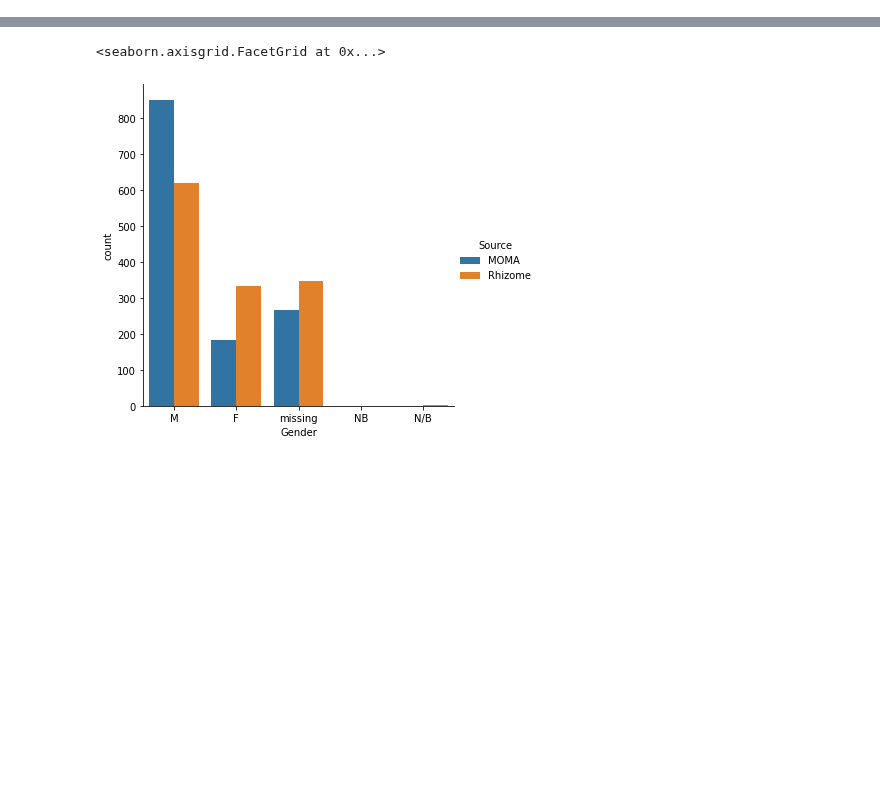
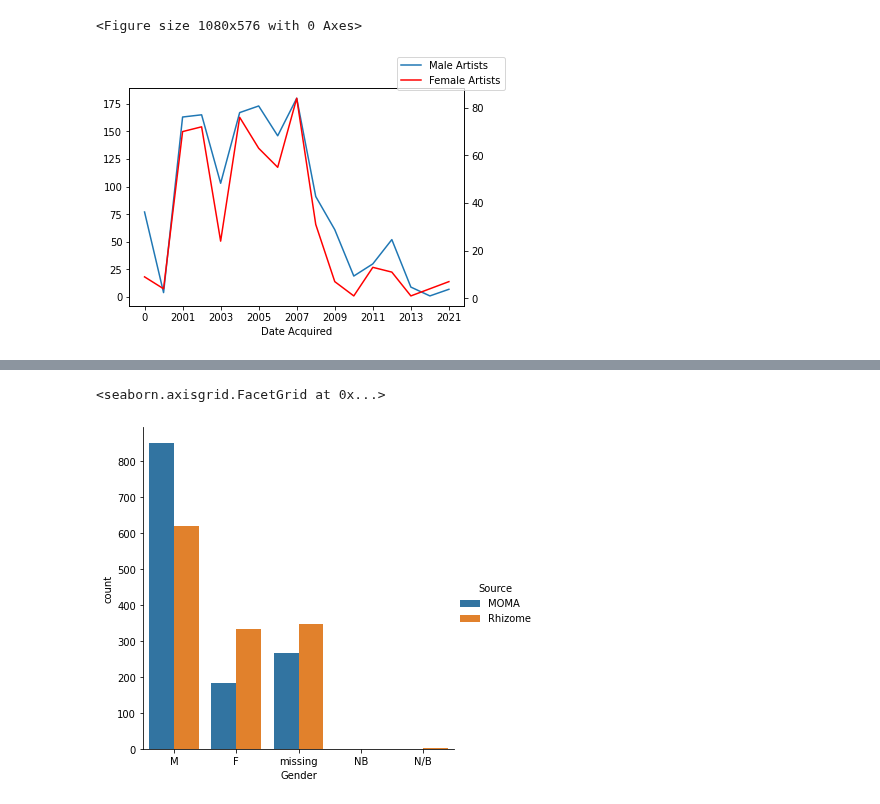
Before and after one commit to laurentfintoni/Net-Art-Rev, a Jupyter notebook: Lo_Viz.ipynb, the cells around one changed output, grey strips where cells are left out. Cells and saved outputs as stored; diff of their text form; code cells hidden in the pictures; blank space fills up the shorter version.

```diff
--- a/Lo_Viz.ipynb
+++ b/Lo_Viz.ipynb
@@ -5,6 +5,6 @@ import pandas as pd
 
 path = '/Users/laurentfintoni/Desktop/University/COURSE DOCS/YEAR 2/EPUB/PROJECT/EPDS/'
 
-rhz_artworks_extra = pd.read_pickle(path+'Rhizome_data/rhizome_artworks_extra.pkl')
-rhz_artists = pd.read_pickle(path+'Rhizome_data/rhizome_artists.pkl')
+rhz_artworks = pd.read_pickle(path+'Rhizome_data/rhizome_artworks_extra.pkl')
+rhz_artists = pd.read_pickle(path+'Rhizome_data/rhizome_artists_extra.pkl')
 moma_artists = pd.read_pickle(path+'MOMA_data/pickle/MoMAartists.pkl')
@@ -17,0 +11,9 @@ Index(['ID', 'Artist', 'Artist URL', 'Collective', 'Collective URL',
+# %%
+rhizome_male_artworks = rhz_artworks.loc[rhz_artworks['Gender'] == 'M']
+rhizome_male_artworks = rhizome_male_artworks['dateAcquired'].value_counts().rename_axis('Date Acquired').reset_index(name='Male Artists')
+rhizome_female_artworks = rhz_artworks.loc[rhz_artworks['Gender'] == 'F']
+rhizome_female_artworks = rhizome_female_artworks['dateAcquired'].value_counts().rename_axis('Date Acquired').reset_index(name='Female Artists')
+rhizome_gender_artworks = pd.merge(rhizome_male_artworks, rhizome_female_artworks, left_on='Date Acquired', right_on='Date Acquired')
+rhizome_gender_artworks = rhizome_gender_artworks.sort_values(by='Date Acquired')
+
+rhizome_gender_artworks
@@ -17,0 +39,10 @@ Index(['ID', 'Artist', 'Artist URL', 'Collective', 'Collective URL',
+# %%
+plt.figure(figsize=(15,8))
+ax = rhizome_gender_artworks.plot(x="Date Acquired", y="Male Artists", legend=False)
+ax2 = ax.twinx()
+rhizome_gender_artworks.plot(x="Date Acquired", y="Female Artists", ax=ax2, legend=False, color="r")
+ax.figure.legend()
+plt.show()
+# %% [output]
+<Figure size 1080x576 with 0 Axes>
+[figure, added]
```
Also changed, not shown: parts of 6 cells of this notebook.
